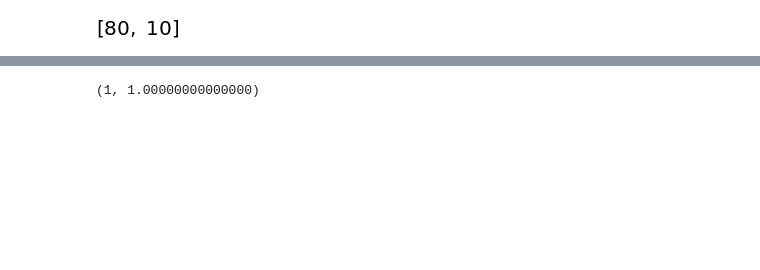
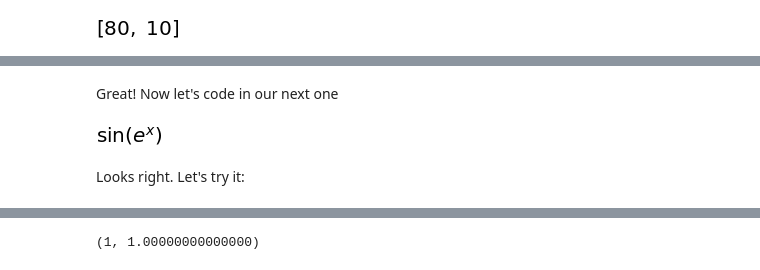
Before and after one commit to snifflesnrumjum/GAP_Python, a Jupyter notebook: GAP_Python_Workshop_4.ipynb, the cells around one changed output, grey strips where cells are left out. Drawn from its saved outputs; the diff is of its cells as text; code cells hidden in the pictures; blank space fills up the shorter version.

```diff
--- a/GAP_Python_Workshop_4.ipynb
+++ b/GAP_Python_Workshop_4.ipynb
@@ -126,3 +186,13 @@ x, e, f = sympy.symbols('x e f')
+# %% [markdown]
+Great! Now let's code in our next one
+# %%
+function = sympy.sympify('sin(e**x)')
+# %%
+function
+# %% [output]
+[figure, added]
+# %% [markdown]
+Looks right. Let's try it:
 # %%
 a = (0, function.subs(x, 0).evalf())
 # %%
```
Also changed, not shown: parts of 97 cells of this notebook.
